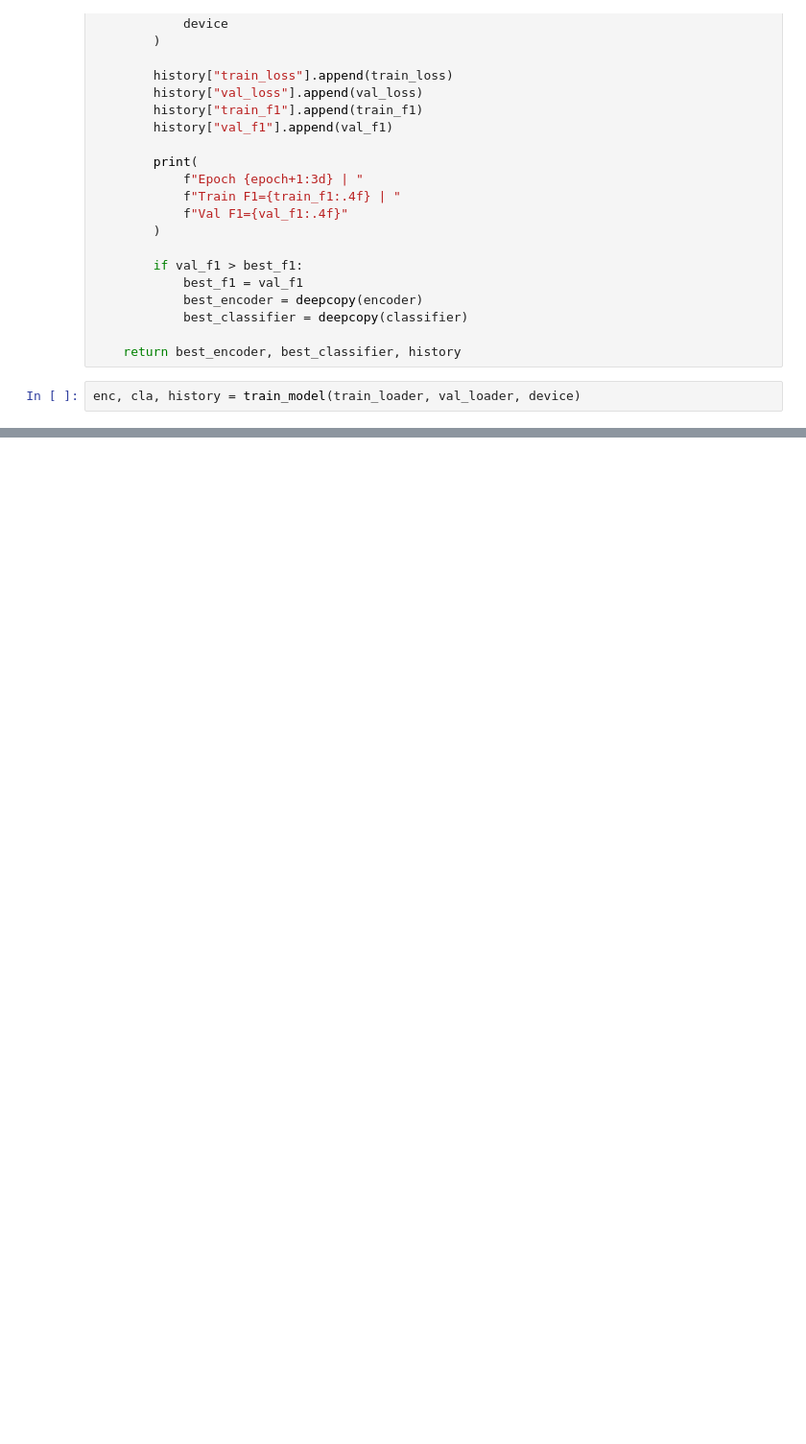
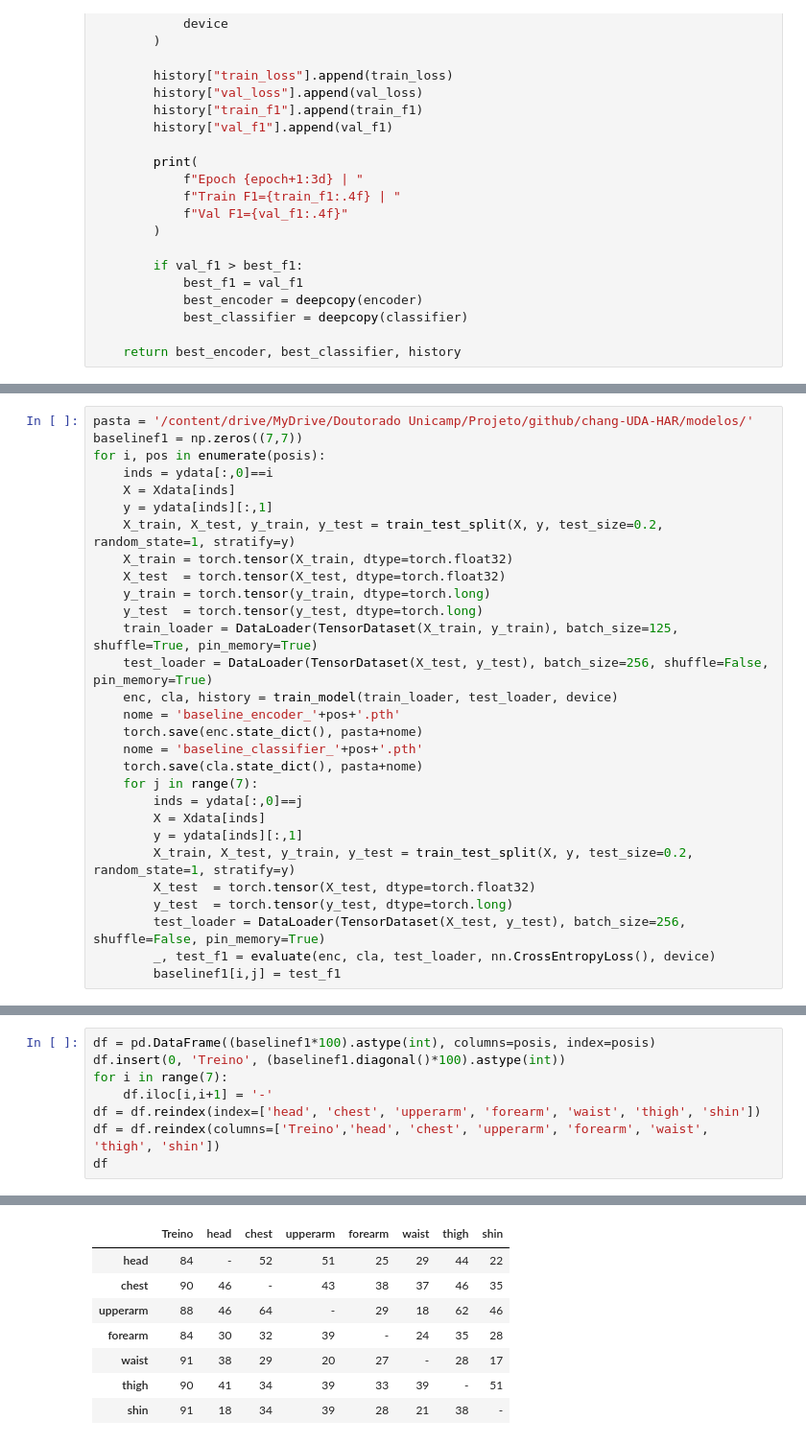
Before and after one commit to damidoriad/chang-UDA-HAR, a Jupyter notebook: notebooks/reproducao-chang-colab.ipynb, the cells around one changed output, grey strips where cells are left out. Shown at 96% size. Drawn from its saved outputs; the diff is of its cells as text; blank space fills up the shorter version.

```diff
--- a/notebooks/reproducao-chang-colab.ipynb
+++ b/notebooks/reproducao-chang-colab.ipynb
@@ -271,5 +271,3 @@ def train_model(train_loader, val_loader, device):
             best_classifier = deepcopy(classifier)
 
     return best_encoder, best_classifier, history
-# %%
-enc, cla, history = train_model(train_loader, val_loader, device)
@@ -308,0 +276,29 @@ px.line(history["val_f1"], title="Loss")
+# %%
+pasta = '/content/drive/MyDrive/Doutorado Unicamp/Projeto/github/chang-UDA-HAR/modelos/'
+baselinef1 = np.zeros((7,7))
+for i, pos in enumerate(posis):
+    inds = ydata[:,0]==i
+    X = Xdata[inds]
+    y = ydata[inds][:,1]
+    X_train, X_test, y_train, y_test = train_test_split(X, y, test_size=0.2, random_state=1, stratify=y)
+    X_train = torch.tensor(X_train, dtype=torch.float32)
+    X_test  = torch.tensor(X_test, dtype=torch.float32)
+    y_train = torch.tensor(y_train, dtype=torch.long)
+    y_test  = torch.tensor(y_test, dtype=torch.long)
+    train_loader = DataLoader(TensorDataset(X_train, y_train), batch_size=125, shuffle=True, pin_memory=True)
+    test_loader = DataLoader(TensorDataset(X_test, y_test), batch_size=256, shuffle=False, pin_memory=True)
+    enc, cla, history = train_model(train_loader, test_loader, device)
+    nome = 'baseline_encoder_'+pos+'.pth'
+    torch.save(enc.state_dict(), pasta+nome)
+    nome = 'baseline_classifier_'+pos+'.pth'
+    torch.save(cla.state_dict(), pasta+nome)
+    for j in range(7):
+        inds = ydata[:,0]==j
+        X = Xdata[inds]
+        y = ydata[inds][:,1]
+        X_train, X_test, y_train, y_test = train_test_split(X, y, test_size=0.2, random_state=1, stratify=y)
+        X_test  = torch.tensor(X_test, dtype=torch.float32)
+        y_test  = torch.tensor(y_test, dtype=torch.long)
+        test_loader = DataLoader(TensorDataset(X_test, y_test), batch_size=256, shuffle=False, pin_memory=True)
+        _, test_f1 = evaluate(enc, cla, test_loader, nn.CrossEntropyLoss(), device)
+        baselinef1[i,j] = test_f1
@@ -308,0 +319,9 @@ px.line(history["val_f1"], title="Loss")
+# %%
+df = pd.DataFrame((baselinef1*100).astype(int), columns=posis, index=posis)
+df.insert(0, 'Treino', (baselinef1.diagonal()*100).astype(int))
+for i in range(7):
+    df.iloc[i,i+1] = '-'
+df = df.reindex(index=['head', 'chest', 'upperarm', 'forearm', 'waist', 'thigh', 'shin'])
+df = df.reindex(columns=['Treino','head', 'chest', 'upperarm', 'forearm', 'waist', 'thigh', 'shin'])
+df
+# %% [output]
@@ -308,0 +347,8 @@ px.line(history["val_f1"], title="Loss")
+|  | Treino | head | chest | upperarm | forearm | waist | thigh | shin |
+| head | 84 | - | 52 | 51 | 25 | 29 | 44 | 22 |
+| chest | 90 | 46 | - | 43 | 38 | 37 | 46 | 35 |
+| upperarm | 88 | 46 | 64 | - | 29 | 18 | 62 | 46 |
+| forearm | 84 | 30 | 32 | 39 | - | 24 | 35 | 28 |
+| waist | 91 | 38 | 29 | 20 | 27 | - | 28 | 17 |
+| thigh | 90 | 41 | 34 | 39 | 33 | 39 | - | 51 |
+| shin | 91 | 18 | 34 | 39 | 28 | 21 | 38 | - |
```
Also changed, not shown: parts of 9 cells of this notebook.
